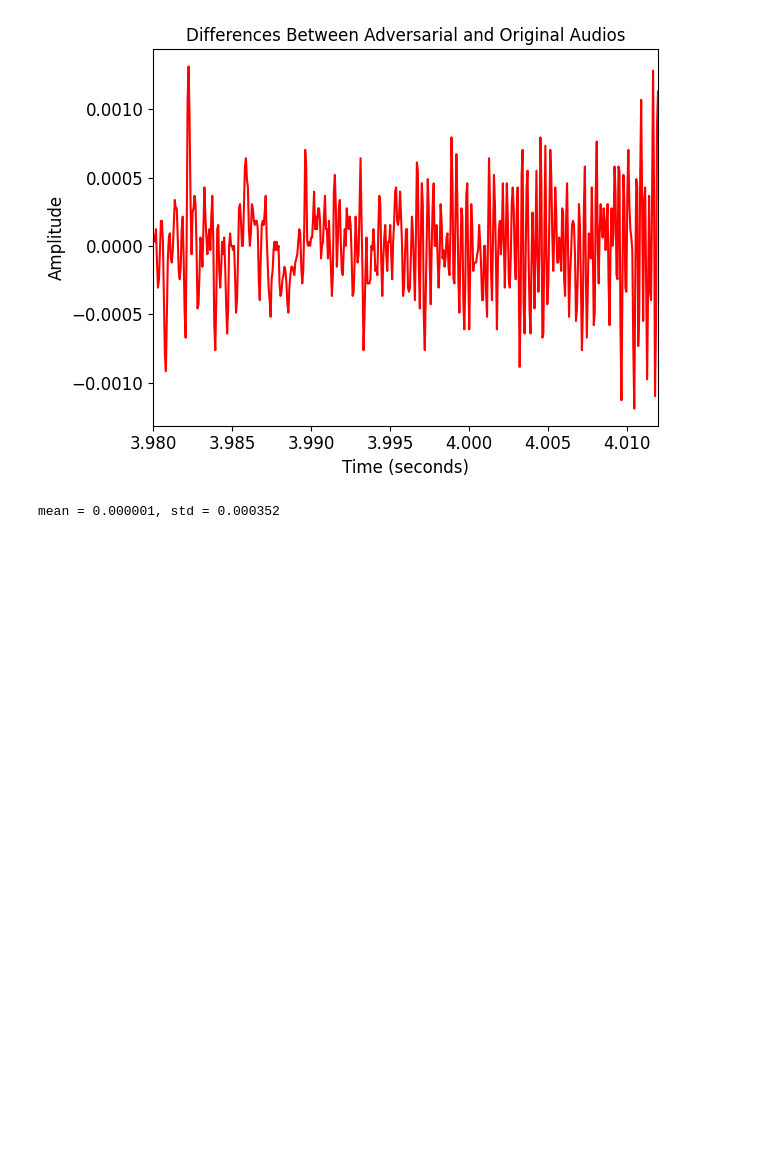
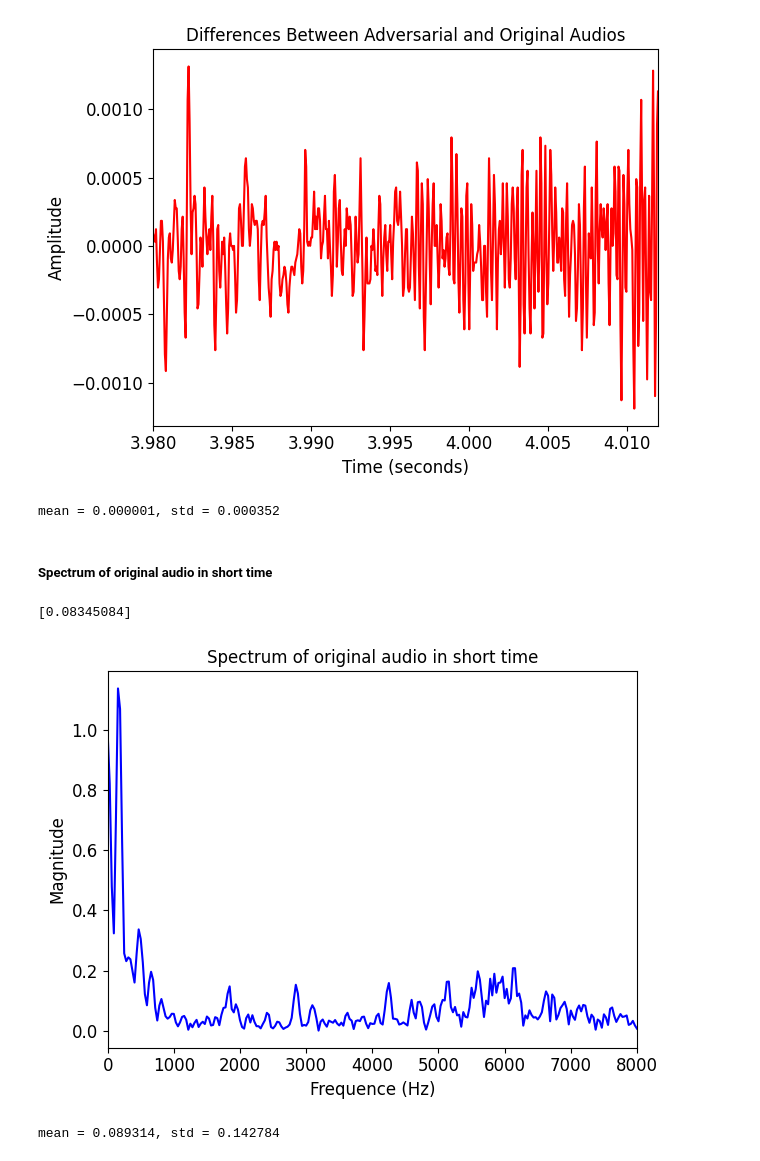
Before and after one commit to sanchitd9/speakerguard, a Jupyter notebook: sanchit/cw2.ipynb, the cells around one changed output. Cells and saved outputs as stored; diff of their text form; code cells hidden in the pictures; blank space fills up the shorter version.

```diff
--- a/sanchit/cw2.ipynb
+++ b/sanchit/cw2.ipynb
@@ -219,3 +233,11 @@ print("mean = %f, std = %f" % (np.mean(difference_short_time), np.std(difference
 Fs = 16000, audio signal length = 512
 [figure]
 mean = 0.000001, std = 0.000352
+# %% [markdown]
+##### Spectrum of original audio in short time
+# %%
+plot_spectrum_magnitude(org_audio_short_time, Fs = 16000, n_fft = 512, hop_length = 512, win_length = 400, low_index = 224, title = "Spectrum of original audio in short time", file_name = "./spectrum_org_audio_short_time.png")
+# %% [output]
+[0.08345084]
+[figure, added]
+mean = 0.089314, std = 0.142784
```
Also changed, not shown: parts of 24 cells of this notebook, 17 other files.
